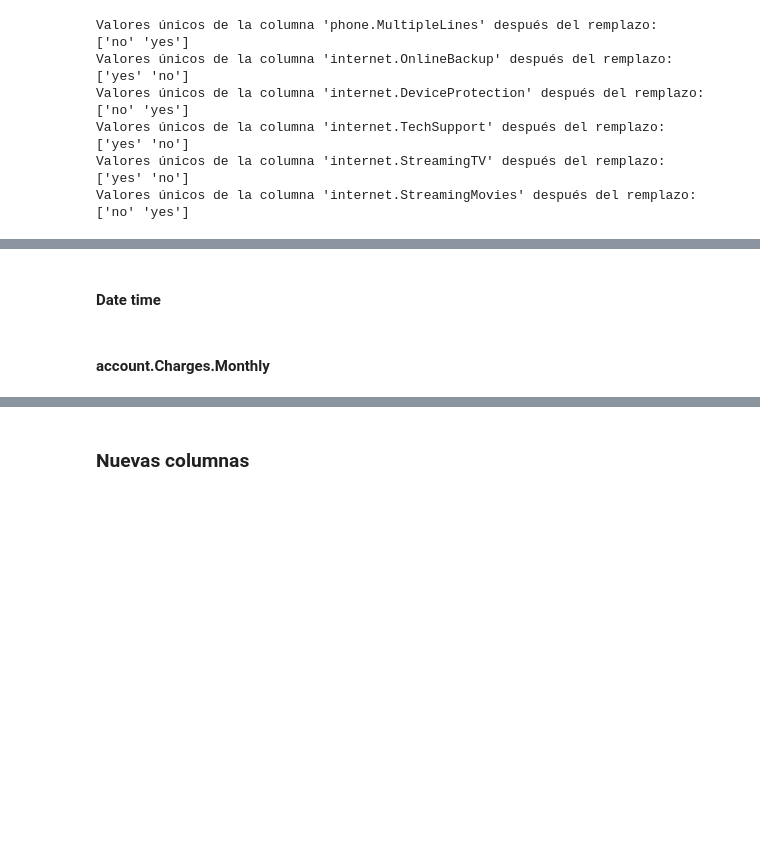
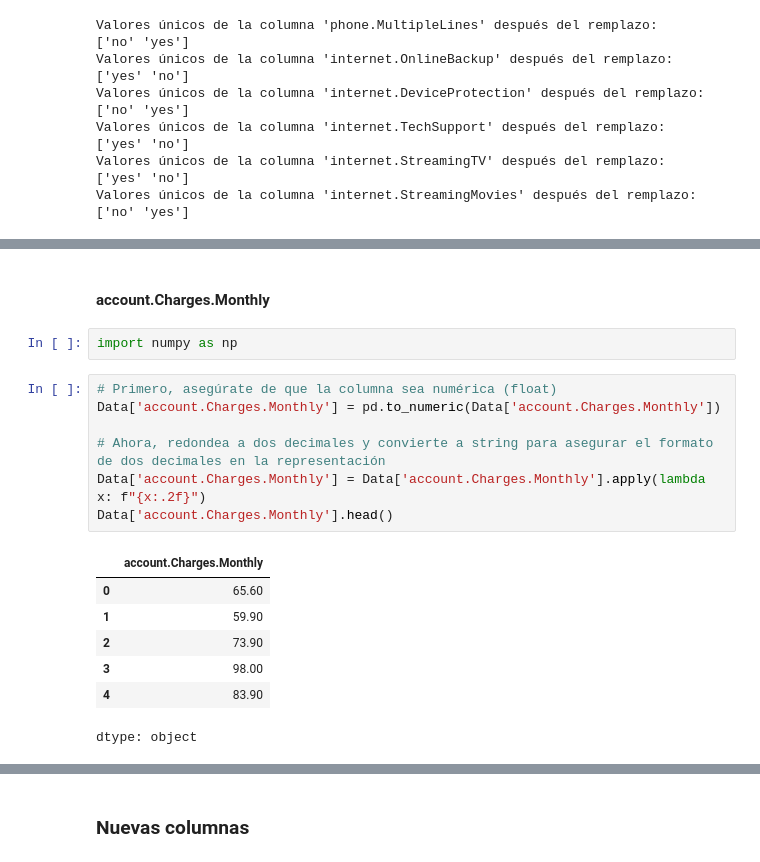
Before and after one commit to CarloR04/Challenge-Telcom_X, a Jupyter notebook: Telcom_X.ipynb, the cells around one changed output, grey strips where cells are left out. Drawn from its saved outputs; the diff is of its cells as text; blank space fills up the shorter version.

```diff
--- a/Telcom_X.ipynb
+++ b/Telcom_X.ipynb
@@ -540,7 +540,22 @@ display(Text_unique_df)
 |  | customer_Partner_unique | customer_Dependents_unique | phone_PhoneService_unique | phone_MultipleLines_unique | ... |
 | 0 | yes | yes | yes | no | ... |
 | 1 | no | no | no | yes | ... |
-# %% [markdown]
-#### **Date time**
 # %% [markdown]
 #### **account.Charges.Monthly**
+# %%
+import numpy as np
+# %%
+# Primero, asegúrate de que la columna sea numérica (float)
+Data['account.Charges.Monthly'] = pd.to_numeric(Data['account.Charges.Monthly'])
+
+# Ahora, redondea a dos decimales y convierte a string para asegurar el formato de dos decimales en la representación
+Data['account.Charges.Monthly'] = Data['account.Charges.Monthly'].apply(lambda x: f"{x:.2f}")
+Data['account.Charges.Monthly'].head()
+# %% [output]
+|  | account.Charges.Monthly |
+| 0 | 65.60 |
+| 1 | 59.90 |
+| 2 | 73.90 |
+| 3 | 98.00 |
+| 4 | 83.90 |
+dtype: object
```
Also changed, not shown: parts of 15 cells of this notebook.
